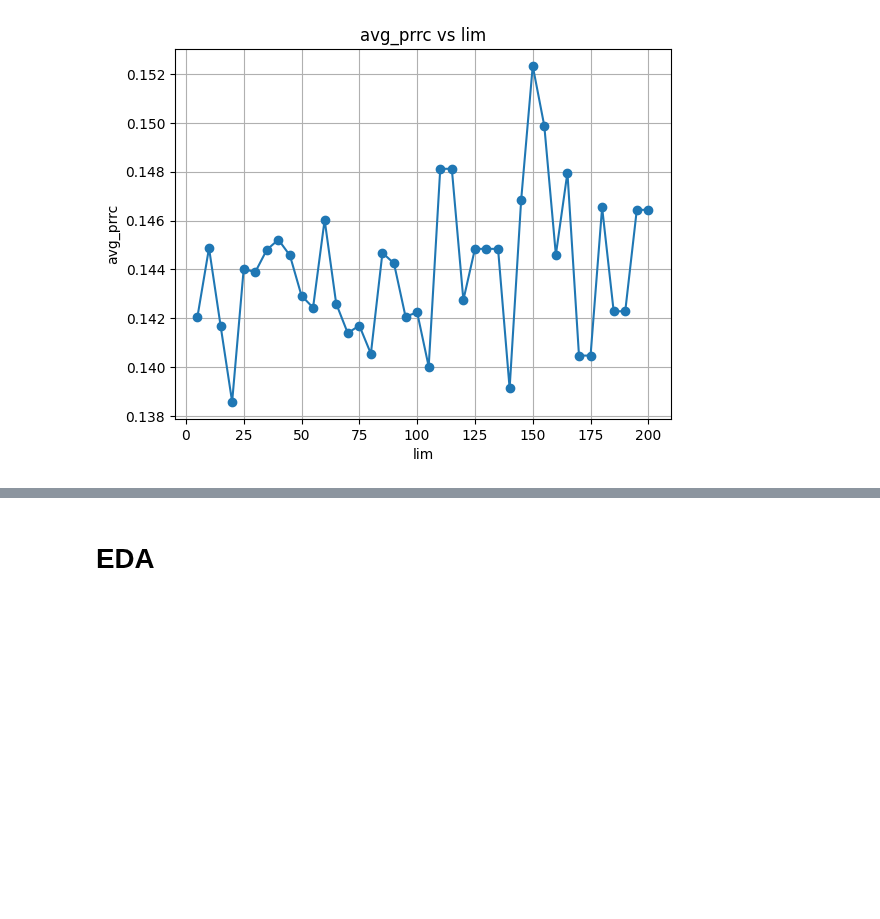
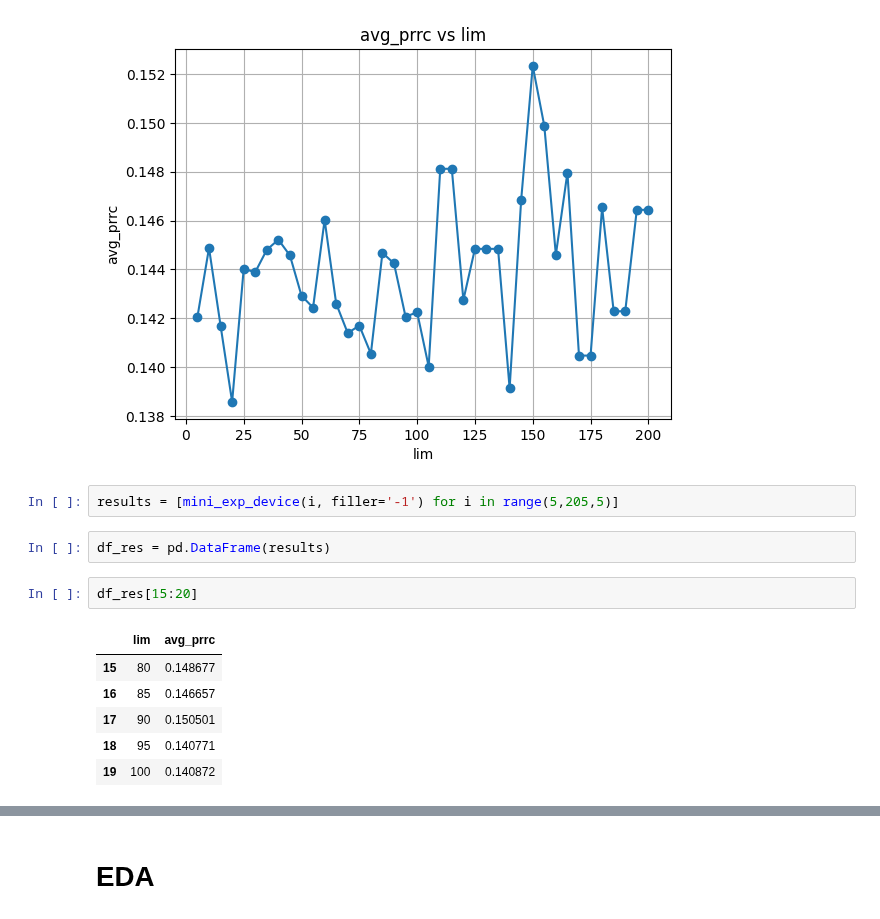
Before and after one commit to alvinrach/financial-tech-prediction, a Jupyter notebook: research.ipynb, the cells around one changed output, grey strips where cells are left out. Saved outputs shown, nothing was run; the diff lists cells and outputs as text; blank space fills up the shorter version.

```diff
--- a/research.ipynb
+++ b/research.ipynb
@@ -1025,3 +1026,16 @@ plt.grid(True)
 plt.show()
 # %% [output]
 [figure]
+# %%
+results = [mini_exp_device(i, filler='-1') for i in range(5,205,5)]
+# %%
+df_res = pd.DataFrame(results)
+# %%
+df_res[15:20]
+# %% [output]
+|  | lim | avg_prrc |
+| 15 | 80 | 0.148677 |
+| 16 | 85 | 0.146657 |
+| 17 | 90 | 0.150501 |
+| 18 | 95 | 0.140771 |
+| 19 | 100 | 0.140872 |
```
Also changed, not shown: parts of 2 cells of this notebook.
